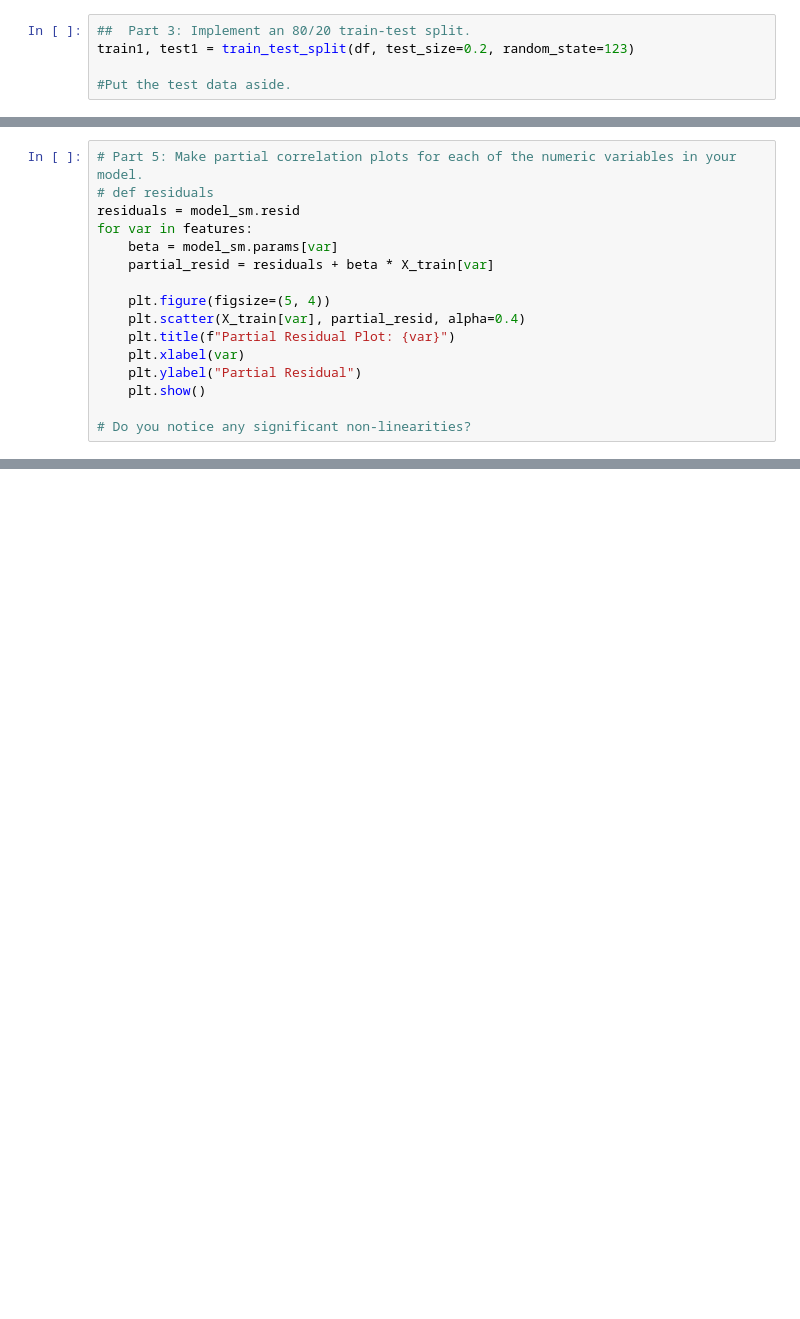
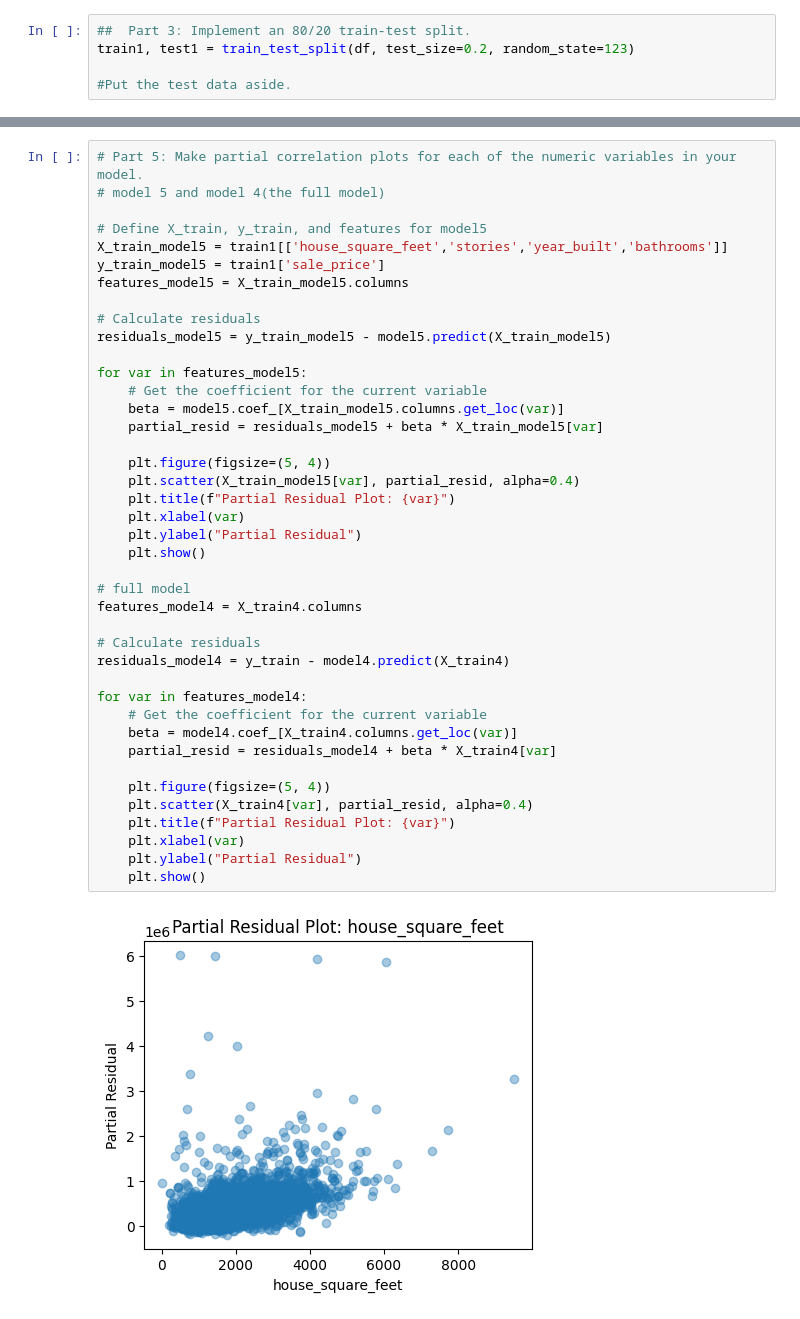
Before and after one commit to ciara-graves/linear_models, a Jupyter notebook: lab/lab.ipynb, the cells around one changed output, grey strips where cells are left out. Saved outputs shown, nothing was run; the diff lists cells and outputs as text; blank space fills up the shorter version.

```diff
--- a/lab/lab.ipynb
+++ b/lab/lab.ipynb
@@ -264,19 +297,3 @@ Test RMSE: 181087.85069585498
 | 7 | bedrooms | 0.041593 | 0.044949 | 235462.664862 | 212429.485723 |
 | 5 | stories | 0.027924 | 0.026237 | 237135.814182 | 214500.426903 |
 | 1 | attic_finished_square_feet | 0.000626 | -0.000812 | 240442.395512 | 217459.142585 |
-# %%
-# Part 5: Make partial correlation plots for each of the numeric variables in your model.
-# def residuals
-residuals = model_sm.resid
-for var in features:
-    beta = model_sm.params[var]
-    partial_resid = residuals + beta * X_train[var]
-
-    plt.figure(figsize=(5, 4))
-    plt.scatter(X_train[var], partial_resid, alpha=0.4)
-    plt.title(f"Partial Residual Plot: {var}")
-    plt.xlabel(var)
-    plt.ylabel("Partial Residual")
-    plt.show()
-
-# Do you notice any significant non-linearities?
@@ -319,0 +300,43 @@ Talk about how we might want to use stepwise regression as a means to determine
+# %%
+# Part 5: Make partial correlation plots for each of the numeric variables in your model.
+# model 5 and model 4(the full model)
+
+# Define X_train, y_train, and features for model5
+X_train_model5 = train1[['house_square_feet','stories','year_built','bathrooms']]
+y_train_model5 = train1['sale_price']
+features_model5 = X_train_model5.columns
+
+# Calculate residuals
+residuals_model5 = y_train_model5 - model5.predict(X_train_model5)
+
+for var in features_model5:
+    # Get the coefficient for the current variable
+    beta = model5.coef_[X_train_model5.columns.get_loc(var)]
+    partial_resid = residuals_model5 + beta * X_train_model5[var]
+
+    plt.figure(figsize=(5, 4))
+    plt.scatter(X_train_model5[var], partial_resid, alpha=0.4)
+    plt.title(f"Partial Residual Plot: {var}")
+    plt.xlabel(var)
+    plt.ylabel("Partial Residual")
+    plt.show()
+
+# full model
+features_model4 = X_train4.columns
+
+# Calculate residuals
+residuals_model4 = y_train - model4.predict(X_train4)
+
+for var in features_model4:
+    # Get the coefficient for the current variable
+    beta = model4.coef_[X_train4.columns.get_loc(var)]
+    partial_resid = residuals_model4 + beta * X_train4[var]
+
+    plt.figure(figsize=(5, 4))
+    plt.scatter(X_train4[var], partial_resid, alpha=0.4)
+    plt.title(f"Partial Residual Plot: {var}")
+    plt.xlabel(var)
+    plt.ylabel("Partial Residual")
+    plt.show()
+# %% [output]
+[figure, added]
```
Also changed, not shown: parts of 7 cells of this notebook.
